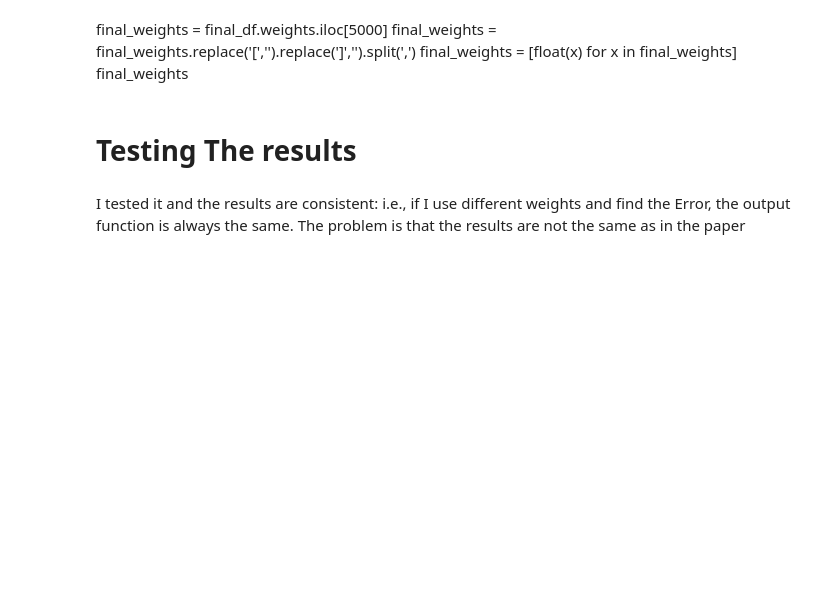
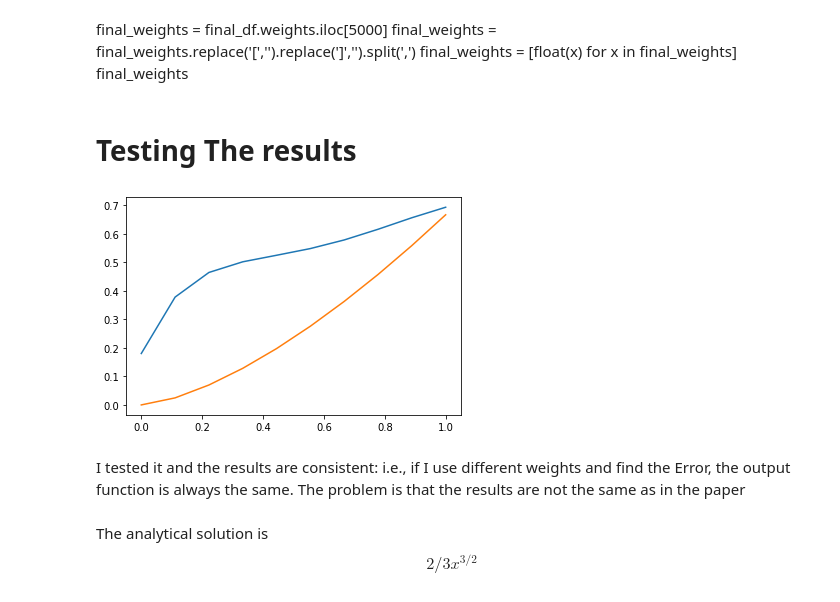
Before and after one commit to nicolahcm/code_thesis_fractional_diff_eq, a Jupyter notebook: Test with conformal derivatives-Copy1.ipynb, the cells around one changed output. Saved outputs shown, nothing was run; the diff lists cells and outputs as text; code cells hidden in the pictures; blank space fills up the shorter version.

Commit message:
comparison with analytical sol

```diff
--- a/Test with conformal derivatives-Copy1.ipynb
+++ b/Test with conformal derivatives-Copy1.ipynb
@@ -488,8 +488,18 @@ final_weights
 # %%
 x = np.linspace(0,1,10)
 y = [compute_neural_network(i,*final_weights) for i in x]
 plt.plot(x,y)
+
+x_a = np.linspace(0,1,10)
+y_a = [2/3*i**(3/2) for i in x_a]
+plt.plot(x_a,y_a)
+
+plt.show()
+# %% [output]
+[figure, added]
 # %% [markdown]
 I tested it and the results are consistent: i.e., if I use different weights and find the Error, the output
 function is always the same.
 The problem is that the results are not the same as in the paper
+# %% [markdown]
+The analytical solution is $$2/3x^{3/2}$$
```
